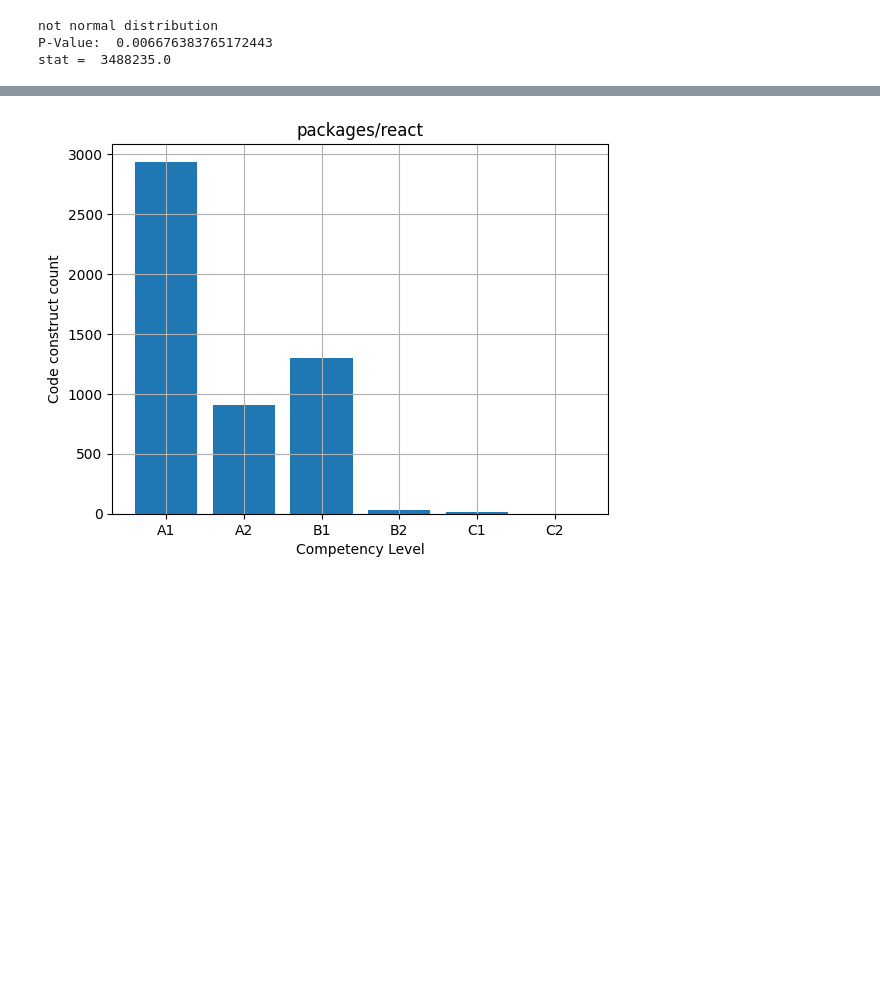
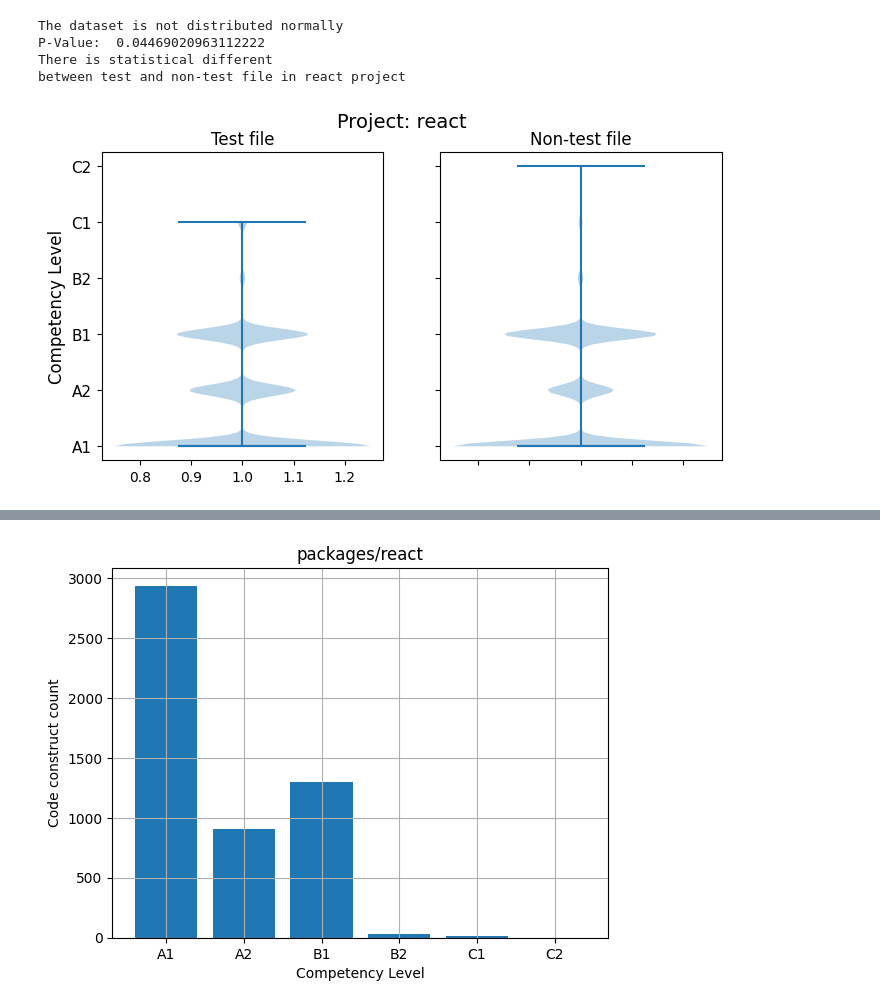
Before and after one commit to MUICT-SERU/SP2022-HelloIT-jscefr, a Jupyter notebook: statistical-test/Ttest_MannWhit.ipynb, the cells around one changed output, grey strips where cells are left out. Drawn from its saved outputs; the diff is of its cells as text; code cells hidden in the pictures; blank space fills up the shorter version.

```diff
--- a/statistical-test/Ttest_MannWhit.ipynb
+++ b/statistical-test/Ttest_MannWhit.ipynb
@@ -31,13 +39,48 @@ def mann_whitney():
 # %%
 
 if normaltest(dataset_1).pvalue >= 0.005 and normaltest(dataset_2).pvalue >= 0.005:
-     print ('normal distribution')
+     print ('The dataset is distributed normally')
      t_test()
 
 else:
-     print('not normal distribution')
+     print('The dataset is not distributed normally')
      mann_whitney()
 # %% [output]
-not normal distribution
-P-Value:  0.006676383765172443
-stat =  3488235.0
+The dataset is not distributed normally
+P-Value:  0.04469020963112222
+There is statistical different
+between test and non-test file in react project
+# %%
+bars = ['Test', 'Non-Test']
+
+# list_dataset = []
+# list_dataset.append(dataset_1)
+# list_dataset.append(dataset_2)
+
+# plt.axis([0, 6, 0, 3])
+
+figure, axe = plt.subplots(nrows = 1,
+							ncols = 2,
+							figsize =(8, 4),
+							sharey = True)
+
+figure.suptitle(f"Project: {PROJECT}", fontsize=14)
+
+axe[0].set_title('Test file', fontsize=12)
+axe[0].set_ylabel('Competency Level', fontsize=12)
+axe[0].yaxis.set_ticks([1, 2, 3, 4, 5 ,6])
+axe[0].yaxis.set_ticklabels(['A1', 'A2', 'B1', 'B2', 'C1', 'C2'], fontsize=11)
+axe[0].violinplot(dataset_1, showmedians=True)
+
+axe[1].set_title('Non-test file', fontsize=12)
+axe[1].violinplot(dataset_2, showmedians=True)
+axe[1].set_xticklabels([])
+plt.show()
+
+# plt.xlabel(f'project: {PROJECT}')
+# plt.ylabel('Competency Level')
+
+# plt.violinplot([dataset_1, dataset_2], showmeans=True, data=['Test', 'Non-Test'])
+# plt.show()
+# %% [output]
+[figure, added]
```
Also changed, not shown: parts of 11 cells of this notebook, 29 other files.
